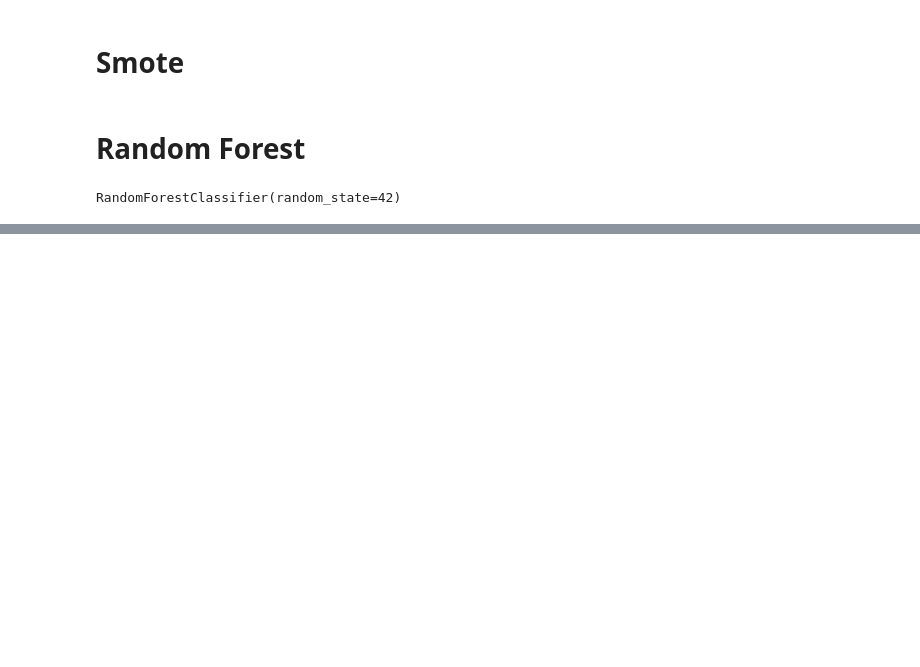
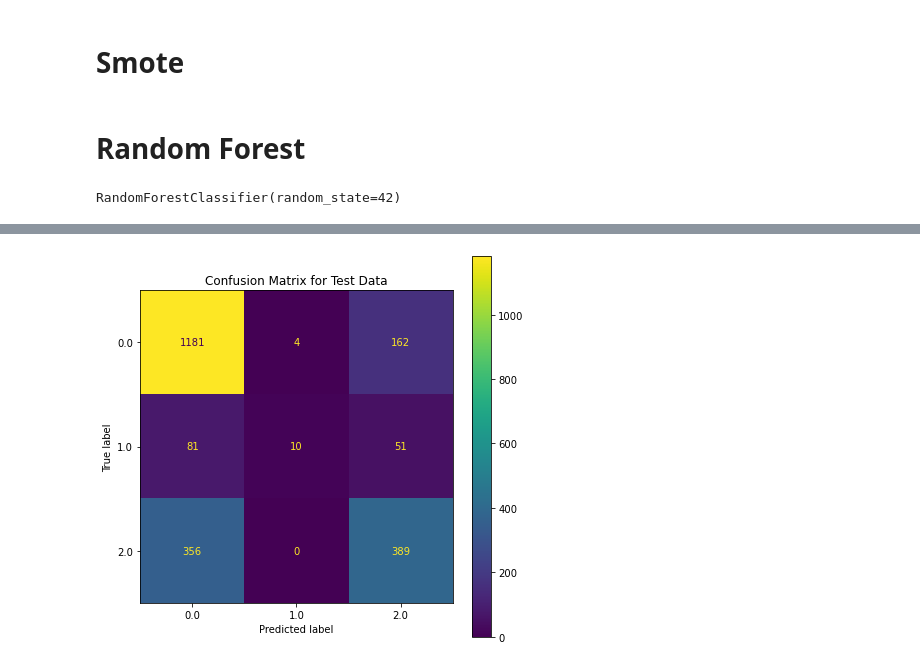
Before and after one commit to dvdhartsman/NLP-Sentiment-Analysis, a Jupyter notebook: Reyn work notebook.ipynb, the cells around one changed output, grey strips where cells are left out. Cells and saved outputs as stored; diff of their text form; code cells hidden in the pictures; blank space fills up the shorter version.

```diff
--- a/Reyn work notebook.ipynb
+++ b/Reyn work notebook.ipynb
@@ -363,6 +320,6 @@ v_count_transformer = CountVectorizer()
 # %%
-X_train_tfidf = combine_train_vectorization(X_train, 'tokens', tfidf_transformer)
-X_train_vcount = combine_train_vectorization(X_train, 'tokens', v_count_transformer)
+X_train_tfidf = combine_train_vectorization(X_train, 'tokens', tfidf)
+X_train_vcount = combine_train_vectorization(X_train, 'tokens', v_count)
 # %%
-X_test_tfidf = combine_test_vectorization(X_test, 'tokens', tfidf_transformer)
-X_test_vcount = combine_test_vectorization(X_test, 'tokens', v_count_transformer)
+X_test_tfidf = combine_test_vectorization(X_test, 'tokens', tfidf)
+X_test_vcount = combine_test_vectorization(X_test, 'tokens', v_count)
@@ -385,5 +326,7 @@ X_train_tfidf
 # %% [markdown]
 # Dummy
+# %%
+dummy = DummyClassifier().fit(X_train,y_train)
 # %%
 dummy.fit(X_train_tfidf,y_train)
 # %% [output]
@@ -455,0 +396,4 @@ rndm_tfidf1 = Mult_Model("RNDM TFIDF Vect", rndm_tfidf, tfidf, X_train_tfidf, X_
+# %%
+lr = LogisticRegression(random_state=42)
+
+lr.fit(X_train_tfidf, y_train)
@@ -455,0 +409,3 @@ rndm_tfidf1 = Mult_Model("RNDM TFIDF Vect", rndm_tfidf, tfidf, X_train_tfidf, X_
+# %%
+LogReg_tfid = Mult_Model("LogReg tfid", lr, tfidf, X_train_tfidf, X_test_tfidf, y_train, y_test)
+# %% [output]
@@ -455,0 +414 @@ rndm_tfidf1 = Mult_Model("RNDM TFIDF Vect", rndm_tfidf, tfidf, X_train_tfidf, X_
+[figure, added]
```
Also changed, not shown: parts of 35 cells of this notebook.
